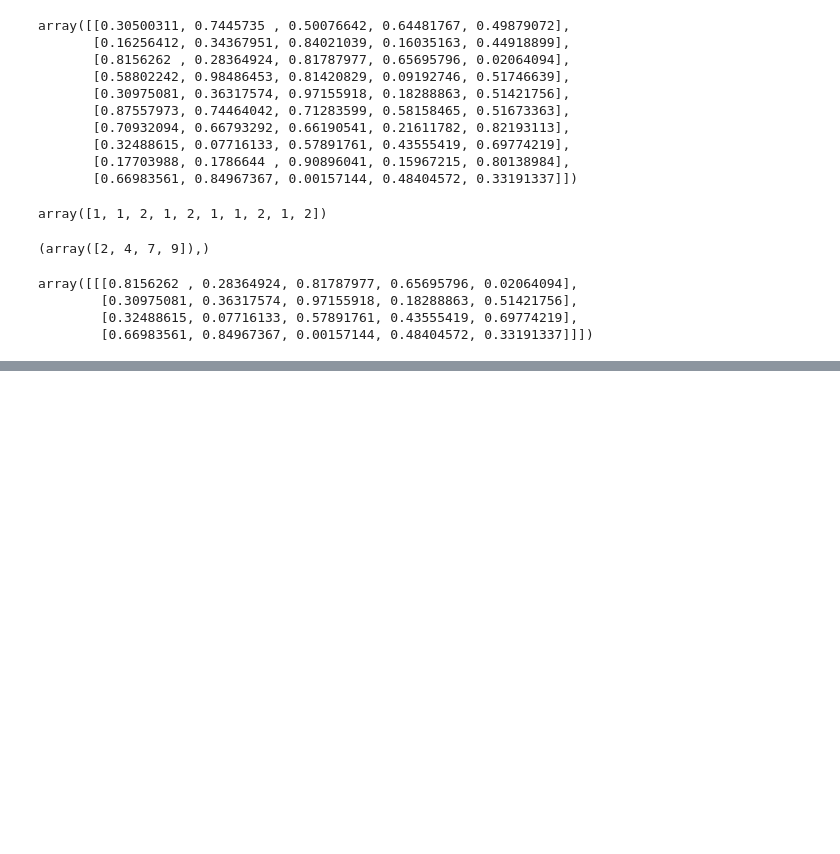
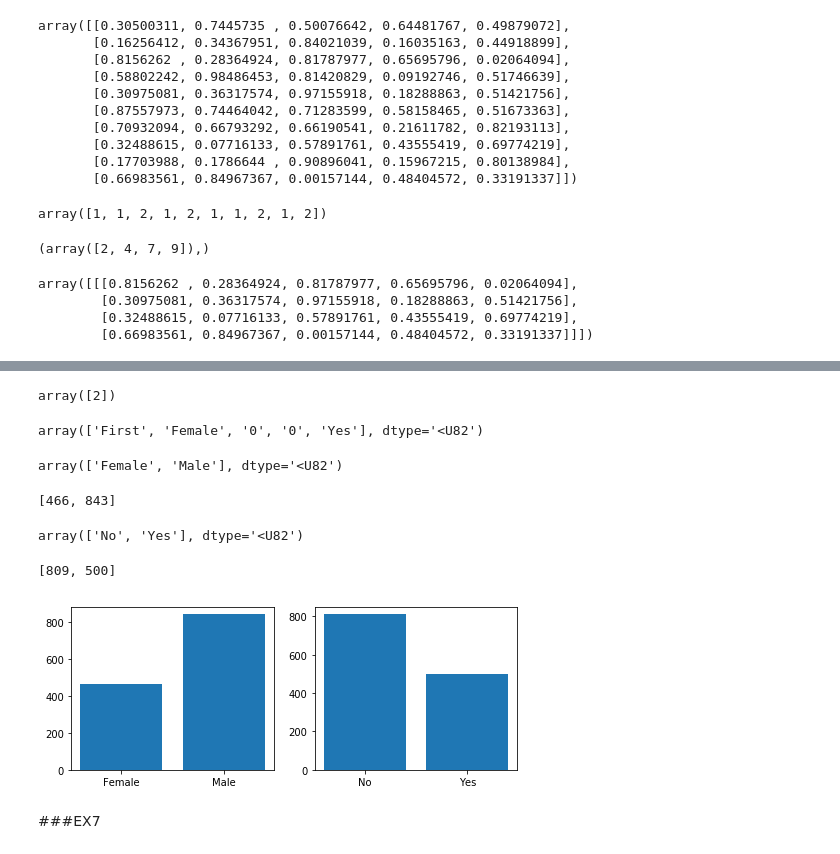
Before and after one commit to Endistic/DW, a Jupyter notebook: Hello_World.ipynb, the cells around one changed output, grey strips where cells are left out. Drawn from its saved outputs; the diff is of its cells as text; code cells hidden in the pictures; blank space fills up the shorter version.

```diff
--- a/Hello_World.ipynb
+++ b/Hello_World.ipynb
@@ -172,0 +289,45 @@ array([[[0.8156262 , 0.28364924, 0.81787977, 0.65695796, 0.02064094],
+# %%
+Titanic = np.delete(Titanic,[1,6,7,8,9,10],1)
+rows, col = np.where(Titanic == None)
+rows, col = np.where(Titanic == '')
+np.unique(col)
+# %% [output]
+array([2])
+# %%
+Titanic = np.delete(Titanic,2,1)
+Titanic[0,:]
+# %% [output]
+array(['First', 'Female', '0', '0', 'Yes'], dtype='<U82')
+# %%
+sex_type = np.unique(Titanic[:,1])
+sex_type
+# %% [output]
+array(['Female', 'Male'], dtype='<U82')
+# %%
+sex_type_value = [sum(Titanic[:,1] == sex_type[0]),
+                  sum(Titanic[:,1] == sex_type[1])]
+sex_type_value
+# %% [output]
+[466, 843]
+# %%
+survived = np.unique(Titanic[:,4])
+survived
+# %% [output]
+array(['No', 'Yes'], dtype='<U82')
+# %%
+survived_value = [sum(Titanic[:,4] == survived[0]),
+                  sum(Titanic[:,4] == survived[1])]
+survived_value
+# %% [output]
+[809, 500]
+# %%
+import matplotlib.pyplot as plt
+fig,axes = plt.subplots(1,2,figsize=(8,3))
+axes[0].bar(sex_type,sex_type_value)
+axes[1].bar(survived,survived_value)
+
+plt.show()
+# %% [output]
+[figure, added]
+# %% [markdown]
+###EX7
```
Also changed, not shown: parts of 21 cells of this notebook.
